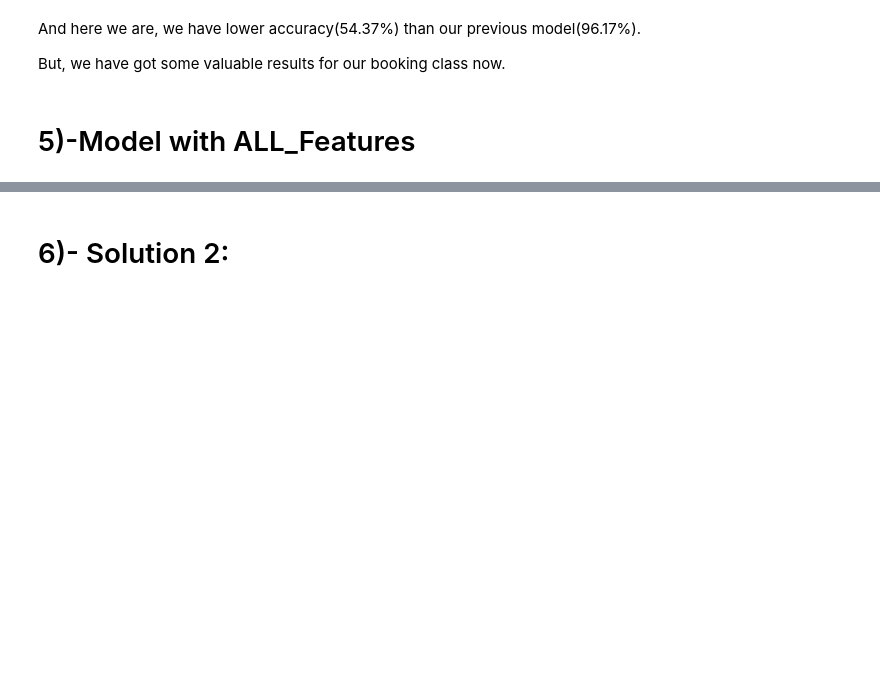
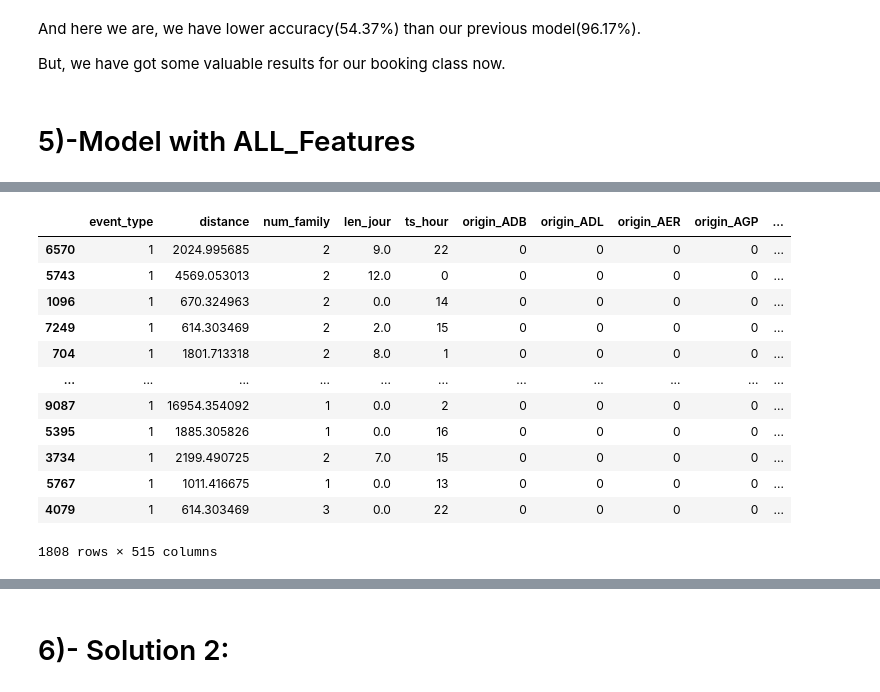
Before and after one commit to HassanSherwani/Predict_travelpattern_ML, a Jupyter notebook: Notebook4_ImbalancedClass.ipynb, the cells around one changed output, grey strips where cells are left out. Cells and saved outputs as stored; diff of their text form; code cells hidden in the pictures; blank space fills up the shorter version.

```diff
--- a/Notebook4_ImbalancedClass.ipynb
+++ b/Notebook4_ImbalancedClass.ipynb
@@ -291,0 +335,20 @@ But, we have got some valuable results for our booking class now.
+# %%
+booking_indices = df_all_feat[df_all_feat.event_type == 1].index
+random_indices = np.random.choice(booking_indices, len(df_all_feat.loc[df_all_feat.event_type == 1]), replace=False)
+booking_sample = df_all_feat.loc[random_indices]
+# %%
+booking_sample
+# %% [output]
+|  | event_type | distance | num_family | len_jour | ts_hour | origin_ADB | origin_ADL | origin_AER | origin_AGP | ... |
+| 6570 | 1 | 2024.995685 | 2 | 9.0 | 22 | 0 | 0 | 0 | 0 | ... |
+| 5743 | 1 | 4569.053013 | 2 | 12.0 | 0 | 0 | 0 | 0 | 0 | ... |
+| 1096 | 1 | 670.324963 | 2 | 0.0 | 14 | 0 | 0 | 0 | 0 | ... |
+| 7249 | 1 | 614.303469 | 2 | 2.0 | 15 | 0 | 0 | 0 | 0 | ... |
+| 704 | 1 | 1801.713318 | 2 | 8.0 | 1 | 0 | 0 | 0 | 0 | ... |
+| ... | ... | ... | ... | ... | ... | ... | ... | ... | ... | ... |
+| 9087 | 1 | 16954.354092 | 1 | 0.0 | 2 | 0 | 0 | 0 | 0 | ... |
+| 5395 | 1 | 1885.305826 | 1 | 0.0 | 16 | 0 | 0 | 0 | 0 | ... |
+| 3734 | 1 | 2199.490725 | 2 | 7.0 | 15 | 0 | 0 | 0 | 0 | ... |
+| 5767 | 1 | 1011.416675 | 1 | 0.0 | 13 | 0 | 0 | 0 | 0 | ... |
+| 4079 | 1 | 614.303469 | 3 | 0.0 | 22 | 0 | 0 | 0 | 0 | ... |
+1808 rows × 515 columns
```
Also changed, not shown: parts of 40 cells of this notebook.
